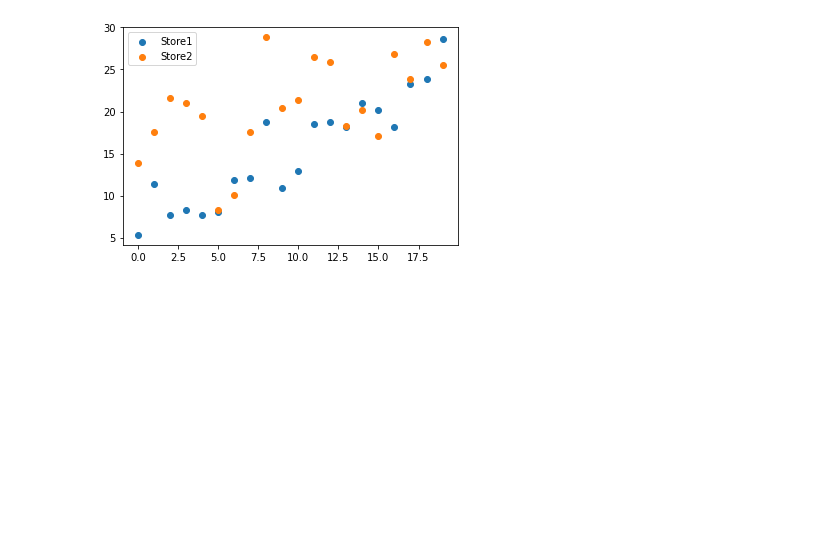
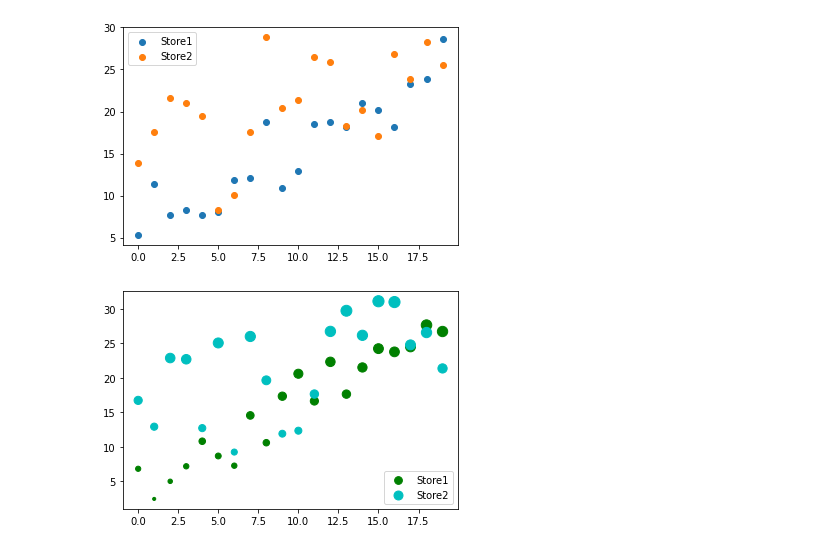
Before and after one commit to pkmariya/Python, a Jupyter notebook: MariyaMatPlotLib.ipynb, the cells around one changed output. Drawn from its saved outputs; the diff is of its cells as text; code cells hidden in the pictures; blank space fills up the shorter version.

```diff
--- a/MariyaMatPlotLib.ipynb
+++ b/MariyaMatPlotLib.ipynb
@@ -350,3 +350,14 @@ plt.legend()
 plt.show()
 # %% [output]
 [figure]
+# %%
+# size of the bubbles can be bigger as the y val increases
+xval = np.arange(0, 20)
+yval = np.linspace(1, 20, num=20) + np.random.rand(20)*10
+yval2 = np.linspace(1, 20, num=20) + np.random.rand(20)*20
+plt.scatter(xval, yval, color='g', s=4*abs(yval), label="Store1")
+plt.scatter(xval, yval2, color='c', s=4*abs(yval2), label="Store2")
+plt.legend(loc='lower right')
+plt.show()
+# %% [output]
+[figure, added]
```
